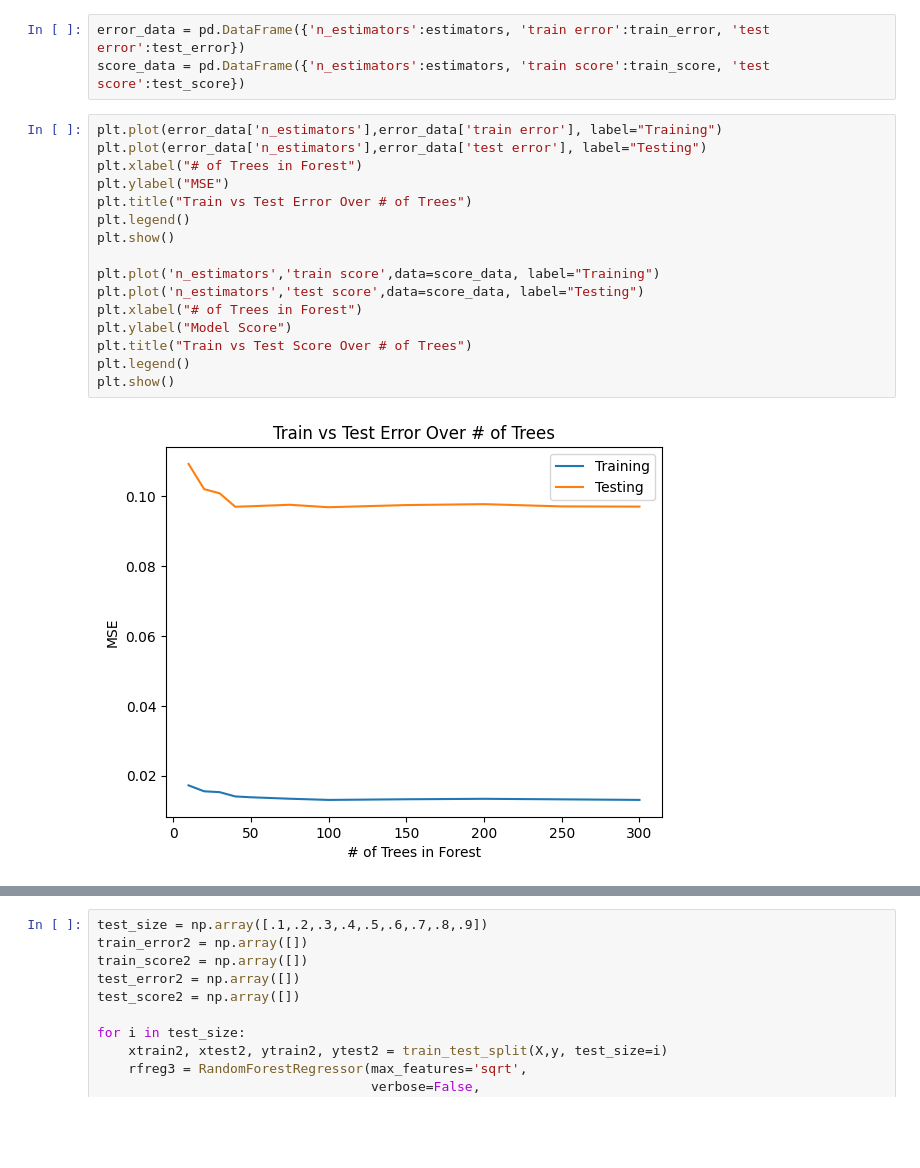
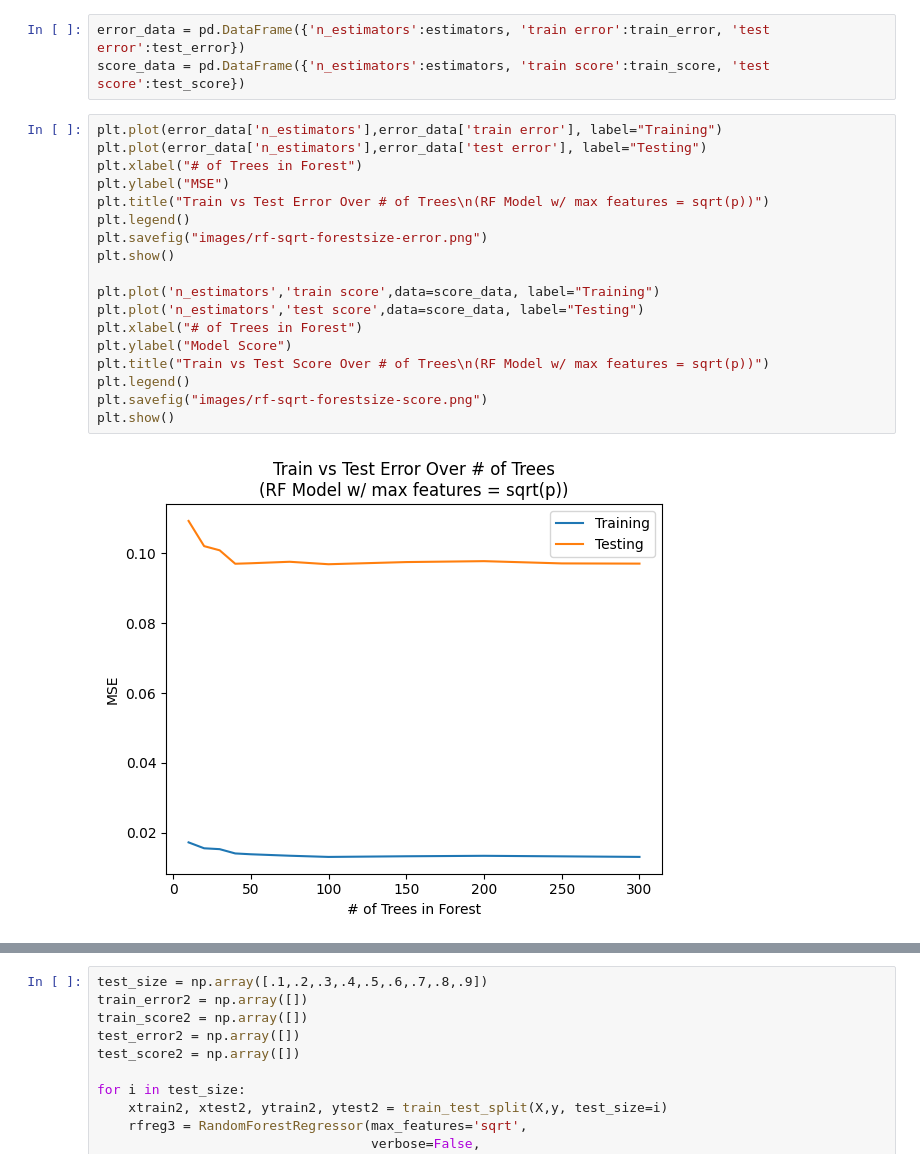
Before and after one commit to ndahlinuvm/Train-Derailment-287Project, a Jupyter notebook: modeling_injuries.ipynb, the cells around one changed output, grey strips where cells are left out. Drawn from its saved outputs; the diff is of its cells as text; blank space fills up the shorter version.

Commit message:
created images folder, added modeling visualizations to folder

```diff
--- a/modeling_injuries.ipynb
+++ b/modeling_injuries.ipynb
@@ -629,18 +631,20 @@ score_data = pd.DataFrame({'n_estimators':estimators, 'train score':train_score,
 # %%
 plt.plot(error_data['n_estimators'],error_data['train error'], label="Training")
 plt.plot(error_data['n_estimators'],error_data['test error'], label="Testing")
 plt.xlabel("# of Trees in Forest")
 plt.ylabel("MSE")
-plt.title("Train vs Test Error Over # of Trees")
+plt.title("Train vs Test Error Over # of Trees\n(RF Model w/ max features = sqrt(p))")
 plt.legend()
+plt.savefig("images/rf-sqrt-forestsize-error.png")
 plt.show()
 
 plt.plot('n_estimators','train score',data=score_data, label="Training")
 plt.plot('n_estimators','test score',data=score_data, label="Testing")
 plt.xlabel("# of Trees in Forest")
 plt.ylabel("Model Score")
-plt.title("Train vs Test Score Over # of Trees")
+plt.title("Train vs Test Score Over # of Trees\n(RF Model w/ max features = sqrt(p))")
 plt.legend()
+plt.savefig("images/rf-sqrt-forestsize-score.png")
 plt.show()
 # %% [output]
-[figure, old version]
+[figure, new version]
```
Also changed, not shown: parts of 7 cells of this notebook, 39 other files.
